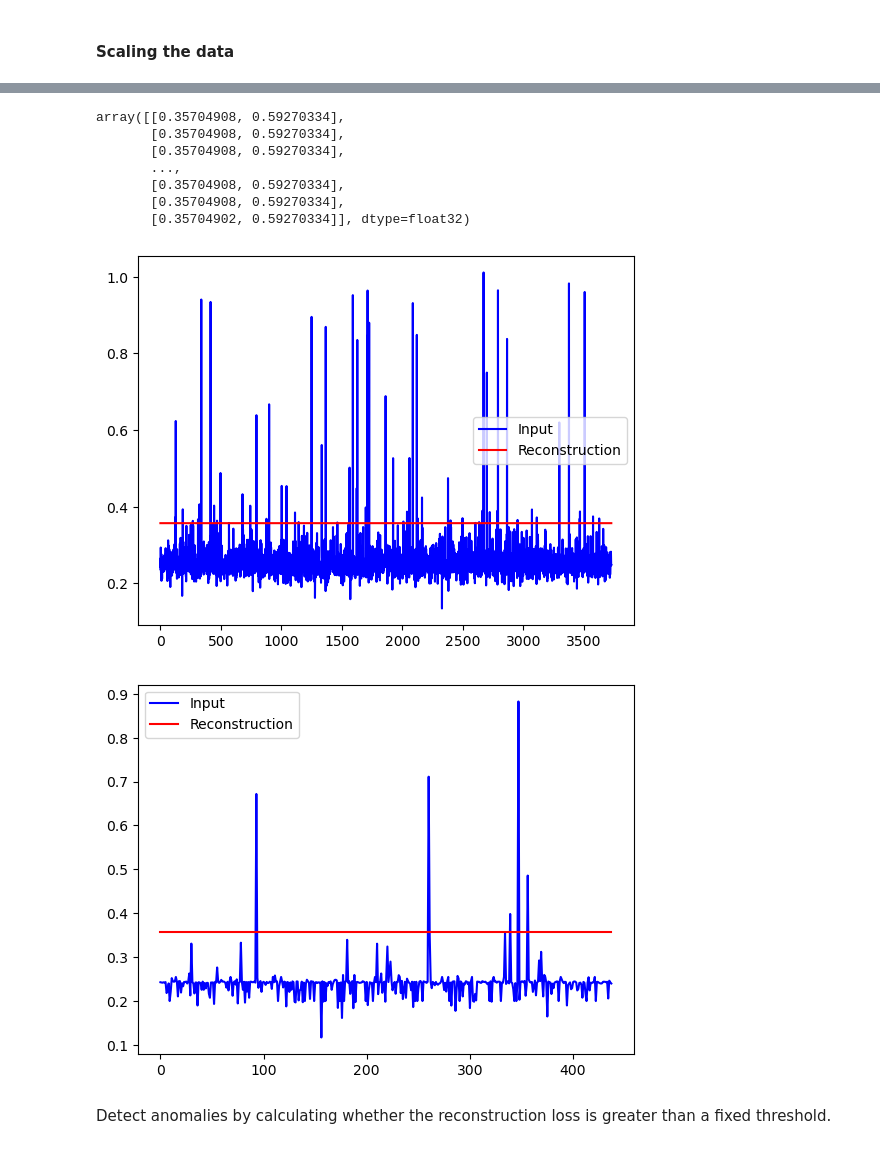
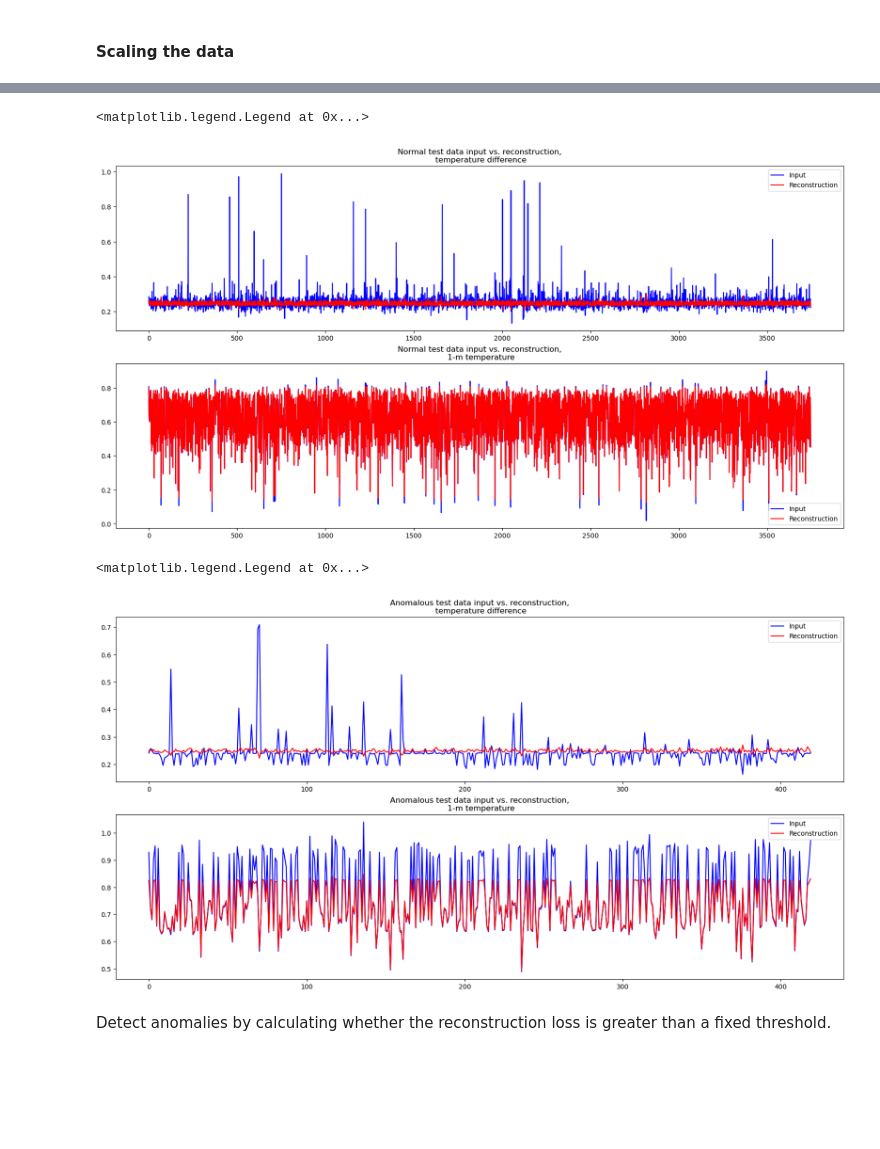
Before and after one commit to johtj/data_analysis_ml_project3, a Jupyter notebook: autoencoder.ipynb, the cells around one changed output, grey strips where cells are left out. Saved outputs shown, nothing was run; the diff lists cells and outputs as text; code cells hidden in the pictures; blank space fills up the shorter version.

```diff
--- a/autoencoder.ipynb
+++ b/autoencoder.ipynb
@@ -39,7 +39,7 @@ The data is now formatted as a matrix where the last column is the flags, the fi
 
 Any bouys with gaps in the dataset (that have values, and then suddenly a string of nan:s and then continue to have values) have been discarded for easier data processing.
 # %%
-variables = ["temp_1m_calibrated","temp_diff","temp_1m_quality_flag"]
+variables = ["temp_1m_calibrated","temp_diff","temp_1m_quality_flag","time_temp"]
 
 dataset_2025 = dw.pool_data_variables(ds_2025,variables,[5,12,13],False)
 #print(dataset_2025)
@@ -51,6 +51,8 @@ dataset_2024 = dw.pool_data_variables(ds_2024,
                                         19, 21, 22, 23, 24, 25, 28, 32],
                                       False)
 # %%
-data = dataset_2025[["temp_diff","temp_1m_calibrated"]]
-labels = dataset_2025["temp_1m_quality_flag"]
-print(data)
+data_2025 = dataset_2025[["temp_diff","temp_1m_calibrated"]]
+labels_2025 = dataset_2025["temp_1m_quality_flag"]
+
+data_2024 = dataset_2024[["temp_diff","temp_1m_calibrated"]]
+labels_2024 = dataset_2024["temp_1m_quality_flag"]
@@ -72,6 +59,6 @@ print(data)
 # %%
-train_data,test_data,train_labels,test_labels = train_test_split(data,
-                                                                 labels,
+train_data,test_data,train_labels,test_labels = train_test_split(data_2025,
+                                                                 labels_2025,
                                                                  test_size=0.2)
 # %%
 fig = plt.figure(figsize=(15,5))
@@ -181,36 +154,52 @@ len(normal_test_data),np.shape(encoded_data),np.shape(decoded_data),decoded_data
-# %%
-decoded_data
-# %% [output]
-array([[0.35704908, 0.59270334],
-       [0.35704908, 0.59270334],
-       [0.35704908, 0.59270334],
-       ...,
-       [0.35704908, 0.59270334],
-       [0.35704908, 0.59270334],
-       [0.35704902, 0.59270334]], dtype=float32)
 # %%
 encoded_data = autoencoder.encoder(normal_test_data).numpy()
 decoded_data = autoencoder.decoder(encoded_data).numpy()
 
-plt.plot(normal_test_data["temp_diff"].values, 'b')
-plt.plot(decoded_data[:,0], 'r')
-#plt.fill_between(np.arange(len(normal_test_data)), decoded_data, normal_test_data, color='lightcoral')
-plt.legend(labels=["Input", "Reconstruction", "Error"])
-plt.show()
+plt.figure(figsize=(20,10))
+
+ax = plt.subplot(2,1,1)
+
+ax.plot(normal_test_data["temp_diff"].values, 'b')
+ax.plot(decoded_data[:,0], 'r')
+
+ax.set_title("Normal test data input vs. reconstruction,\n temperature difference")
+ax.legend(labels=["Input", "Reconstruction"])
+
+ax1 = plt.subplot(2,1,2)
+
+ax1.plot(normal_test_data["temp_1m_calibrated"].values, 'b')
+ax1.plot(decoded_data[:,1], 'r')
+
+ax1.set_title("Normal test data input vs. reconstruction,\n 1-m temperature")
+ax1.legend(labels=["Input", "Reconstruction"])
 # %% [output]
+<matplotlib.legend.Legend at 0x...>
-[figure, old version]
+[figure, new version]
 # %%
 encoded_data = autoencoder.encoder(anomalous_test_data).numpy()
 decoded_data = autoencoder.decoder(encoded_data).numpy()
 
 
-plt.plot(anomalous_test_data["temp_diff"].values, 'b')
-plt.plot(decoded_data[:,0], 'r')
-#plt.fill_between(np.arange(140), decoded_data[0], anomalous_test_data[0], color='lightcoral')
-plt.legend(labels=["Input", "Reconstruction", "Error"])
-plt.show()
+plt.figure(figsize=(20,10))
+
+ax = plt.subplot(2,1,1)
+
+ax.plot(anomalous_test_data["temp_diff"].values, 'b')
+ax.plot(decoded_data[:,0], 'r')
+
+ax.set_title("Anomalous test data input vs. reconstruction,\n temperature difference")
+ax.legend(labels=["Input", "Reconstruction"])
+
+ax1 = plt.subplot(2,1,2)
+
+ax1.plot(anomalous_test_data["temp_1m_calibrated"].values, 'b')
+ax1.plot(decoded_data[:,1], 'r')
+
+ax1.set_title("Anomalous test data input vs. reconstruction,\n 1-m temperature")
+ax1.legend(labels=["Input", "Reconstruction"])
 # %% [output]
+<matplotlib.legend.Legend at 0x...>
-[figure, old version]
+[figure, new version]
 # %% [markdown]
 Detect anomalies by calculating whether the reconstruction loss is greater than a fixed threshold.
 # %%
```
Also changed, not shown: parts of 25 cells of this notebook, 10 other files.
